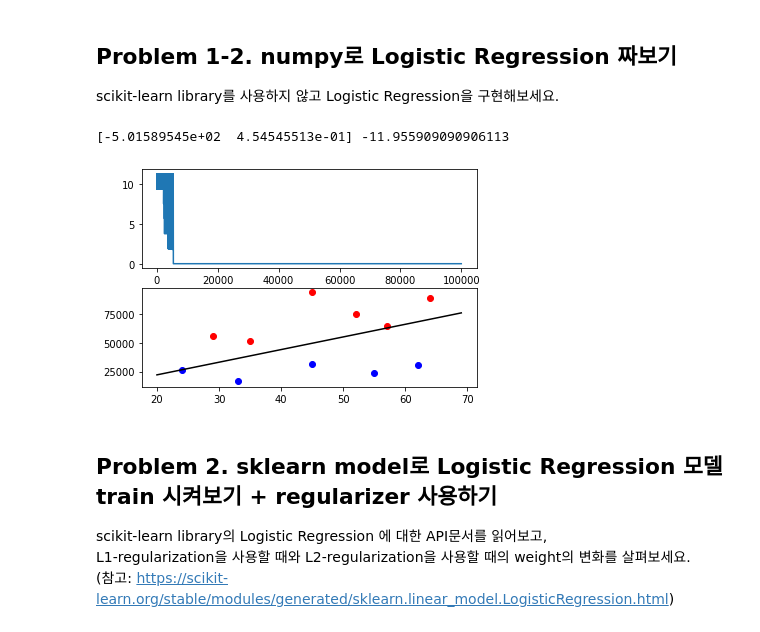
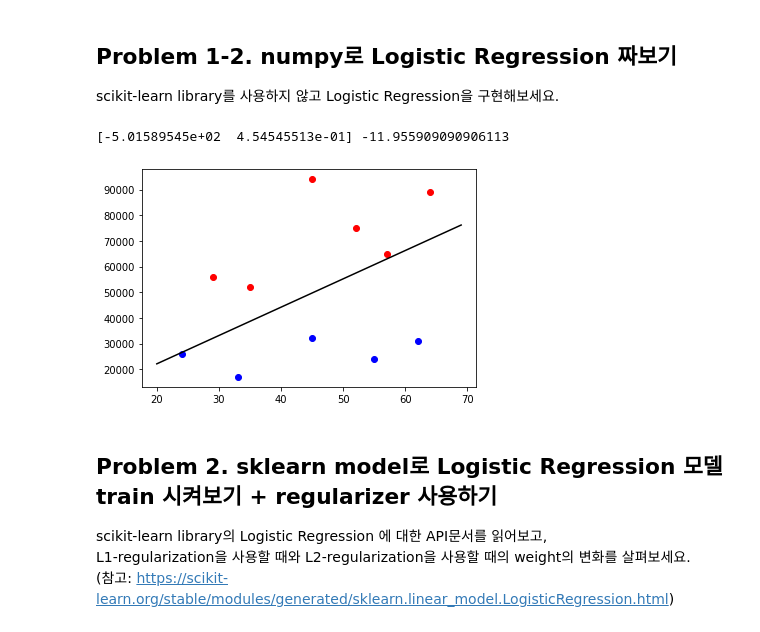
Before and after one commit to lucetre-snu/20s-machine-learning, a Jupyter notebook: Assignment1/AS1-Logistic_Regression.ipynb, the cells around one changed output. Cells and saved outputs as stored; diff of their text form; code cells hidden in the pictures.

```diff
--- a/Assignment1/AS1-Logistic_Regression.ipynb
+++ b/Assignment1/AS1-Logistic_Regression.ipynb
@@ -29,7 +30,7 @@ scikit-learn library의 LogisticRegression 클래스를 이용해 train 시켜
 def learn_and_return_weights(X, y):
     from sklearn.linear_model import LogisticRegression
     # YOUR CODE COMES HERE
-    model = LogisticRegression().fit(X, y)
+    model = LogisticRegression(solver='liblinear').fit(X, y)
 
     # w: coefficient of the model to input features,
     w = model.coef_[0]
@@ -84,8 +85,8 @@ def learn_and_return_weights_numpy(X, Y, lr=.01, iter=100000):
         grad = np.dot(X.transpose(), h-Y) / num_examples
         W -= lr * grad
 
-    plt.subplot(211)
-    plt.plot(loss[1:])
+#     plt.subplot(211)
+#     plt.plot(loss[1:])
 
     # w: coefficient of the model to input features,
     w = W[1:num_features + 1]
@@ -116,11 +117,11 @@ def learn_and_return_weights_numpy(X, Y, lr=.01, iter=100000):
 # %%
 w, b = learn_and_return_weights_numpy(X, y)
 print(w, b)
-plt.subplot(212)
+# plt.subplot(212)
 plot_data_and_weights(X, y, w, b)
 # %% [output]
 [-5.01589545e+02  4.54545513e-01] -11.955909090906113
-[figure, old version]
+[figure, new version]
 # %% [markdown]
 ## Problem 2. sklearn model로 Logistic Regression 모델 train 시켜보기 + regularizer 사용하기
 scikit-learn library의 Logistic Regression 에 대한 API문서를 읽어보고,<br>
```
Also changed, not shown: parts of 9 cells of this notebook.
